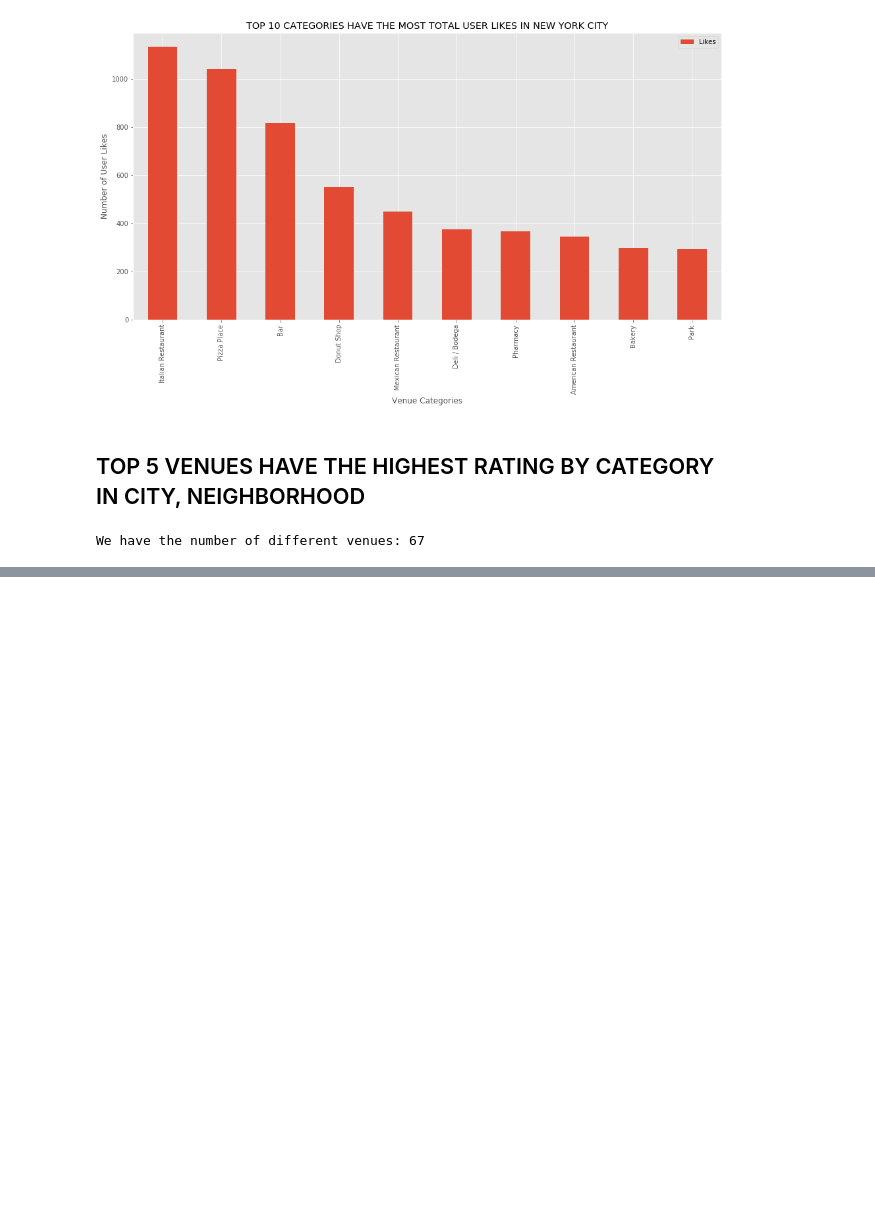
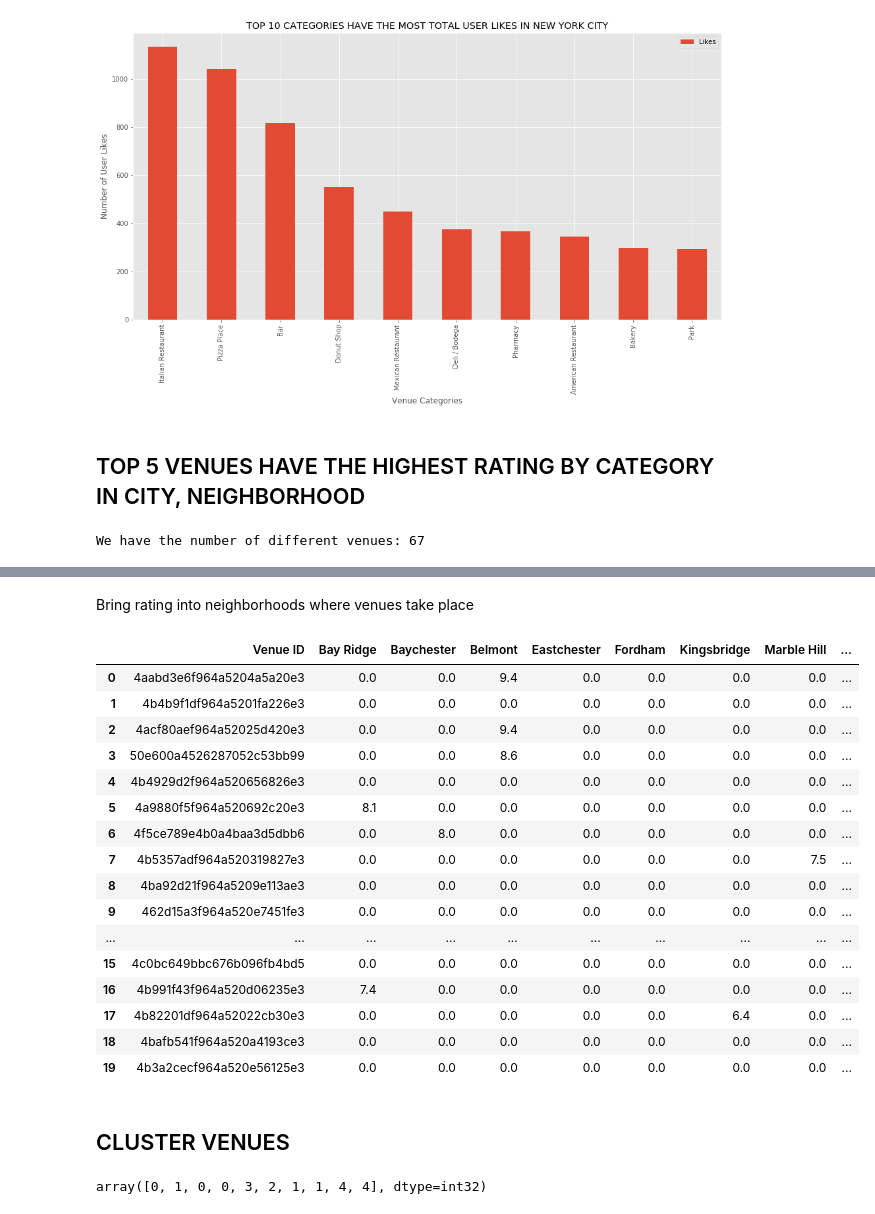
Before and after one commit to timbake/data-science-capstone-coursera, a Jupyter notebook: The_Battle_Of_Neighborhoods.ipynb, the cells around one changed output, grey strips where cells are left out. Cells and saved outputs as stored; diff of their text form; code cells hidden in the pictures; blank space fills up the shorter version.

```diff
--- a/The_Battle_Of_Neighborhoods.ipynb
+++ b/The_Battle_Of_Neighborhoods.ipynb
@@ -673,0 +816,45 @@ df20RVenuesDetail
+# %% [markdown]
+Bring rating into neighborhoods where venues take place
+# %%
+listCol = list(onehotVenue.columns[1:])
+for index, row in onehotVenue.iterrows():
+    rating = df20RVenuesDetail[df20RVenuesDetail['Venue ID'] == row['Venue ID']]['Rating'].values[0]
+    indexCol = 1;
+    for col in listCol:
+        if row[col] == 1:
+            onehotVenue.iloc[index, indexCol] = rating
+        indexCol = indexCol + 1
+onehotVenue
+# %% [output]
+|  | Venue ID | Bay Ridge | Baychester | Belmont | Eastchester | Fordham | Kingsbridge | Marble Hill | ... |
+| 0 | 4aabd3e6f964a5204a5a20e3 | 0.0 | 0.0 | 9.4 | 0.0 | 0.0 | 0.0 | 0.0 | ... |
+| 1 | 4b4b9f1df964a5201fa226e3 | 0.0 | 0.0 | 0.0 | 0.0 | 0.0 | 0.0 | 0.0 | ... |
+| 2 | 4acf80aef964a52025d420e3 | 0.0 | 0.0 | 9.4 | 0.0 | 0.0 | 0.0 | 0.0 | ... |
+| 3 | 50e600a4526287052c53bb99 | 0.0 | 0.0 | 8.6 | 0.0 | 0.0 | 0.0 | 0.0 | ... |
+| 4 | 4b4929d2f964a520656826e3 | 0.0 | 0.0 | 0.0 | 0.0 | 0.0 | 0.0 | 0.0 | ... |
+| 5 | 4a9880f5f964a520692c20e3 | 8.1 | 0.0 | 0.0 | 0.0 | 0.0 | 0.0 | 0.0 | ... |
+| 6 | 4f5ce789e4b0a4baa3d5dbb6 | 0.0 | 8.0 | 0.0 | 0.0 | 0.0 | 0.0 | 0.0 | ... |
+| 7 | 4b5357adf964a520319827e3 | 0.0 | 0.0 | 0.0 | 0.0 | 0.0 | 0.0 | 7.5 | ... |
+| 8 | 4ba92d21f964a5209e113ae3 | 0.0 | 0.0 | 0.0 | 0.0 | 0.0 | 0.0 | 0.0 | ... |
+| 9 | 462d15a3f964a520e7451fe3 | 0.0 | 0.0 | 0.0 | 0.0 | 0.0 | 0.0 | 0.0 | ... |
+| ... | ... | ... | ... | ... | ... | ... | ... | ... | ... |
+| 15 | 4c0bc649bbc676b096fb4bd5 | 0.0 | 0.0 | 0.0 | 0.0 | 0.0 | 0.0 | 0.0 | ... |
+| 16 | 4b991f43f964a520d06235e3 | 7.4 | 0.0 | 0.0 | 0.0 | 0.0 | 0.0 | 0.0 | ... |
+| 17 | 4b82201df964a52022cb30e3 | 0.0 | 0.0 | 0.0 | 0.0 | 0.0 | 6.4 | 0.0 | ... |
+| 18 | 4bafb541f964a520a4193ce3 | 0.0 | 0.0 | 0.0 | 0.0 | 0.0 | 0.0 | 0.0 | ... |
+| 19 | 4b3a2cecf964a520e56125e3 | 0.0 | 0.0 | 0.0 | 0.0 | 0.0 | 0.0 | 0.0 | ... |
+# %% [markdown]
+## CLUSTER VENUES
+# %%
+# set number of clusters
+kclusters = 5
+
+venueClustering = onehotVenue.drop('Venue ID', 1)
+
+# run k-means clustering
+kmeans = KMeans(n_clusters=kclusters, random_state=0).fit(venueClustering)
+
+# check cluster labels generated for each row in the dataframe
+kmeans.labels_[0:10]
+# %% [output]
+array([0, 1, 0, 0, 3, 2, 1, 1, 4, 4], dtype=int32)
```
Also changed, not shown: parts of 18 cells of this notebook.
